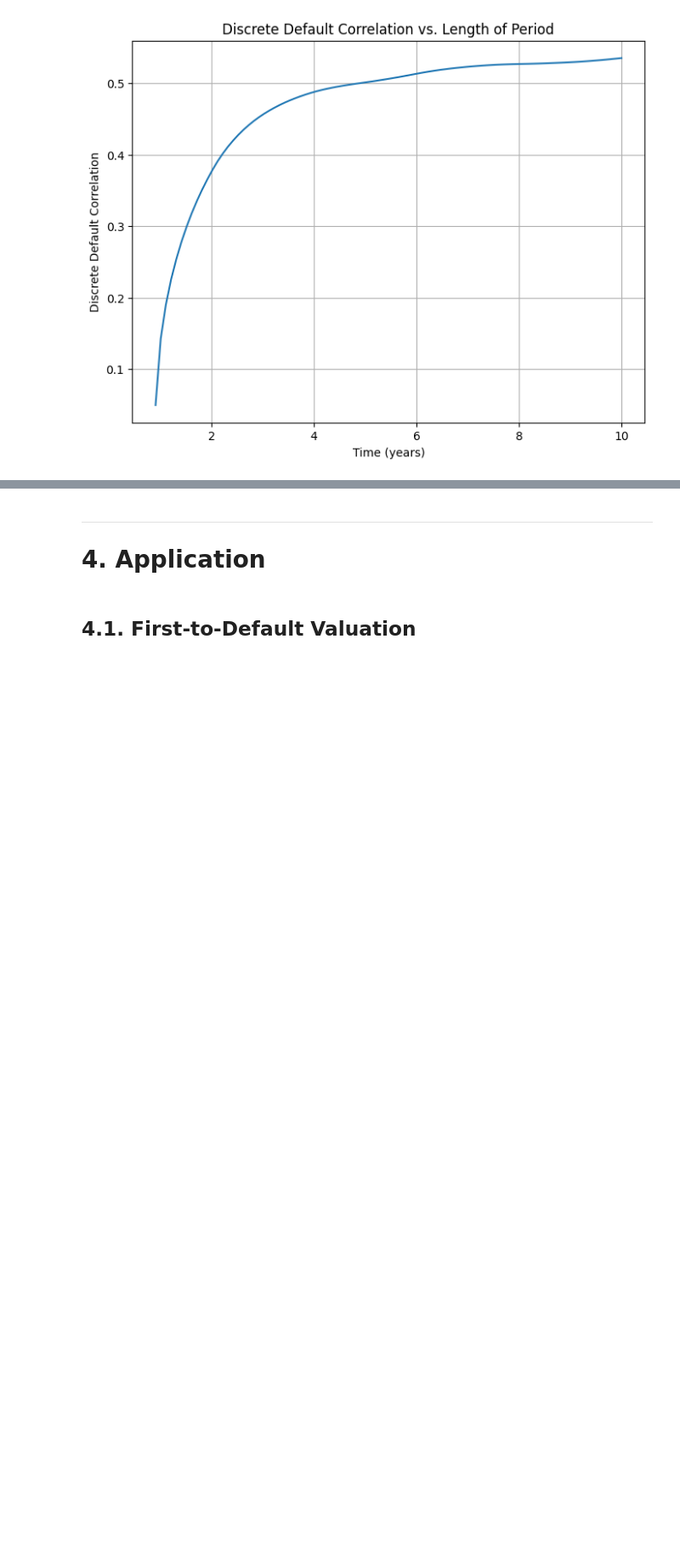
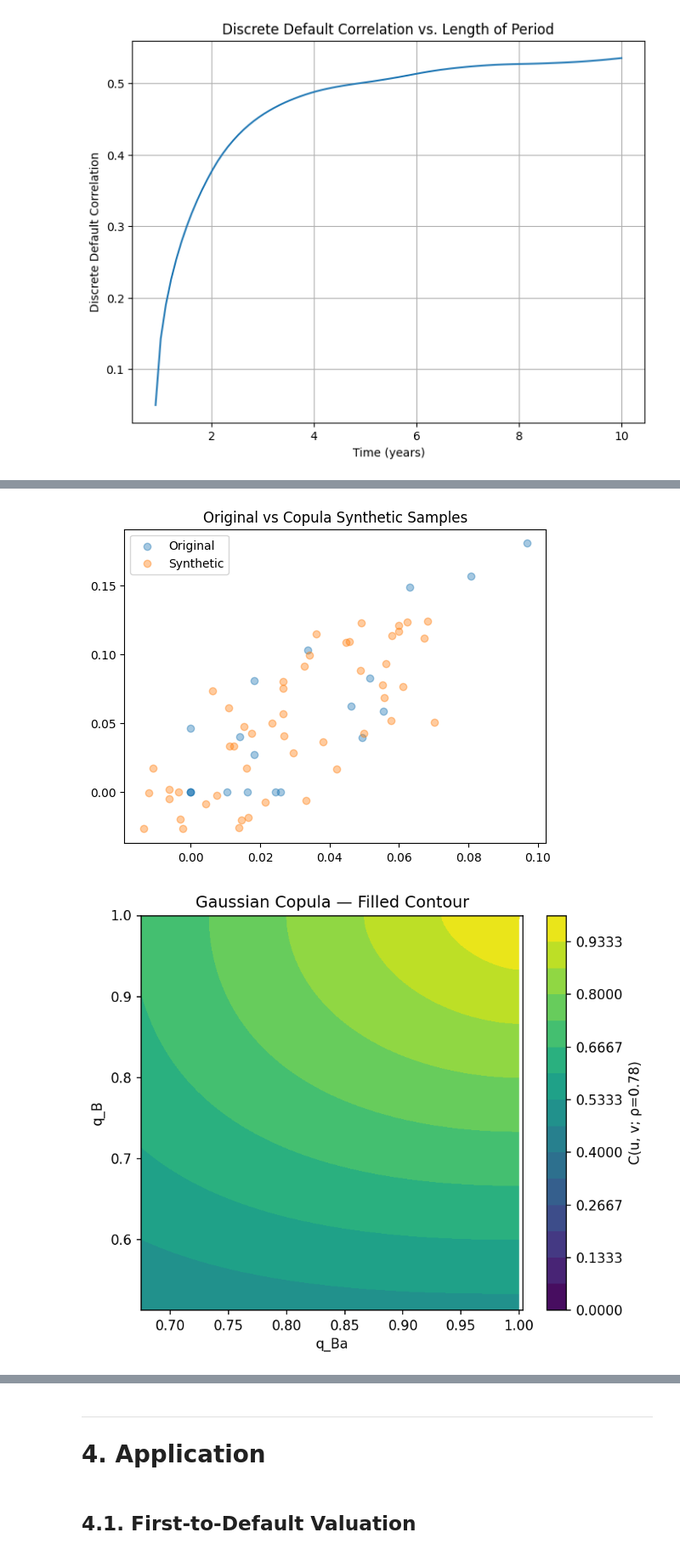
Before and after one commit to khanhtrinh2003/ISFA-Project, a Jupyter notebook: isfa_qrm/isfa_qrm_copula.ipynb, the cells around one changed output, grey strips where cells are left out. Shown at 85% size. Drawn from its saved outputs; the diff is of its cells as text; code cells hidden in the pictures; blank space fills up the shorter version.

```diff
--- a/isfa_qrm/isfa_qrm_copula.ipynb
+++ b/isfa_qrm/isfa_qrm_copula.ipynb
@@ -689,3 +499,77 @@ illustration_1("Ba","B",10,100,method="traditional")
  [0.78361789 1.        ]]
 [figure]
 [figure]
+# %%
+
+from scipy.stats import norm, multivariate_normal
+from copulas.multivariate import GaussianMultivariate
+t_max=10
+num_points=200
+method="traditional"
+t_values = np.linspace(0, t_max, num_points)
+
+asset1="Ba"
+asset2="B"
+ha_list_ba = credit_analysis.calculate_hasard_rates(method).loc[asset1].dropna().tolist()
+ha_list_baa = credit_analysis.calculate_hasard_rates(method).loc[asset2].dropna().tolist()
+
+data = pd.DataFrame({'X': ha_list_ba, 'Y': ha_list_baa})
+
+model = GaussianMultivariate()
+model.fit(data)
+synthetic = model.sample(50)
+
+print("\n🔍 Synthetic sample (head):")
+print(synthetic.head())
+
+plt.scatter(data['X'], data['Y'], alpha=0.4, label='Original')
+plt.scatter(synthetic['X'], synthetic['Y'], alpha=0.4, label='Synthetic')
+plt.legend()
+plt.title("Original vs Copula Synthetic Samples")
+plt.show()
+
+
+# --- Normal copula using a frozen MVN; returns a SCALAR ---
+def make_normal_copula(rho: float):
+    mv = multivariate_normal(mean=[0.0, 0.0], cov=[[1.0, rho], [rho, 1.0]])
+    def C_uv(u, v):
+        z1 = norm.ppf(u)
+        z2 = norm.ppf(v)
+        return float(mv.cdf([z1, z2]))  # ensure scalar
+    return np.vectorize(C_uv)  # vectorized over arrays
+
+
+qA_t = np.array([credit_analysis.survival_piecewise_linear(ha_list_ba, np.arange(1,len(ha_list_ba)+1),t) for t in t_values])
+qB_t = np.array([credit_analysis.survival_piecewise_linear(ha_list_baa, np.arange(1,len(ha_list_baa)+1),t) for t in t_values])
+
+# --- Grid over uniforms (0,1) ---
+u = qA_t
+v = qB_t
+U, V = np.meshgrid(u, v)
+
+# --- Evaluate copula on the grid ---
+rho =0.78361789
+C = make_normal_copula(rho)(U, V)
+
+# --- Filled contour ---
+plt.figure(figsize=(6, 5), dpi=150)
+levels = np.linspace(0.0, 1.0, 16)
+cf = plt.contourf(U, V, C, levels=levels)
+cbar = plt.colorbar(cf)
+cbar.set_label(f"C(u, v; ρ={rho:.2f})")
+plt.title("Gaussian Copula — Filled Contour")
+plt.xlabel(f"q_{asset1}")
+plt.ylabel(f"q_{asset2}")
+plt.tight_layout()
+plt.show()
+
+# --- Optional: line contours with labels ---
+plt.figure(figsize=(6, 5), dpi=150)
+cs = plt.contour(U, V, C, levels=np.linspace(0.05, 0.95, 10))
+plt.clabel(cs, inline=True, fontsize=8)
+plt.title("Gaussian Copula — Line Contours")
+plt.xlabel(f"q_{asset1}")
+plt.ylabel(f"q_{asset2}")
+plt.tight_layout()
+plt.show()
+# %% [output]
@@ -691,0 +583,2 @@ illustration_1("Ba","B",10,100,method="traditional")
+[figure, added]
+[figure, added]
```
Also changed, not shown: parts of 18 cells of this notebook.
